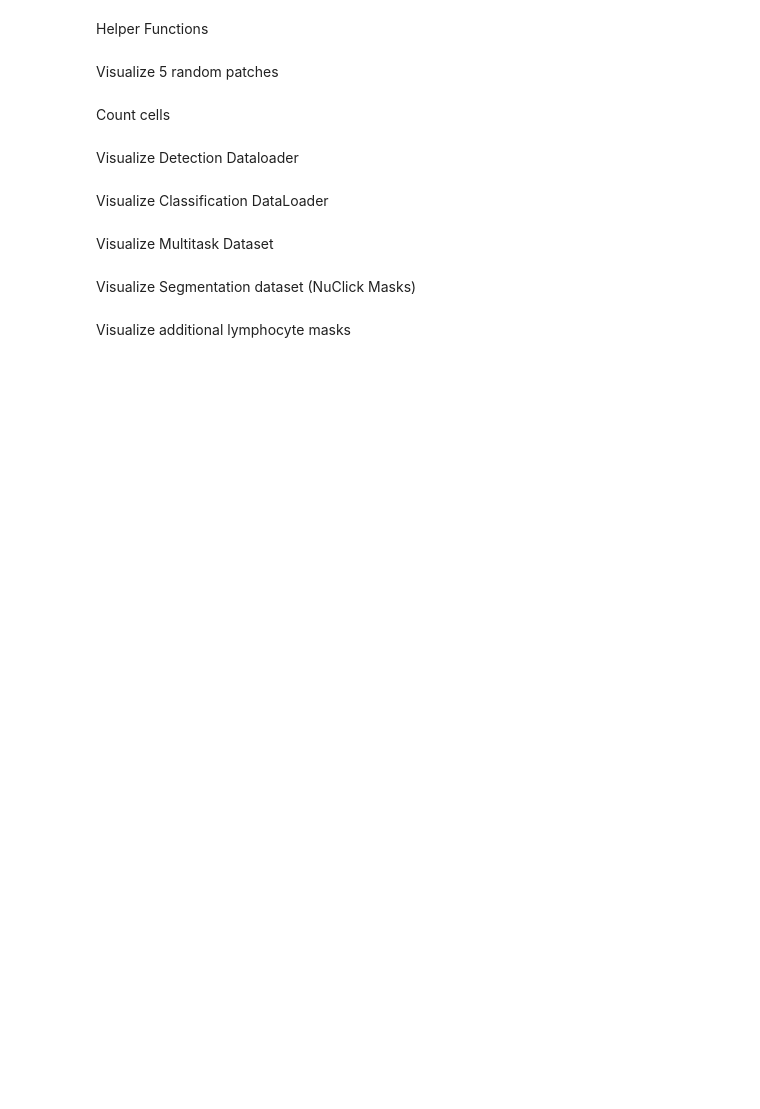
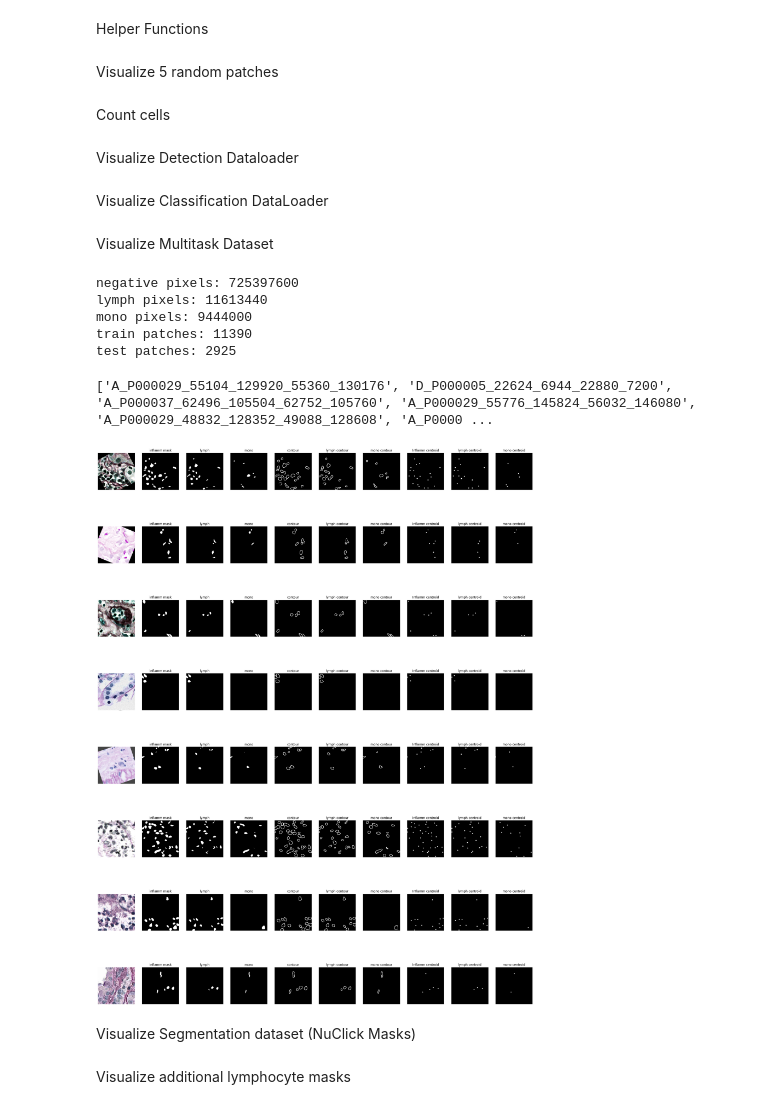
Before and after one commit to aamirchaudry29/Monkey_TIAKong, a Jupyter notebook: notebooks/patch_visualization.ipynb, the cells around one changed output. Saved outputs shown, nothing was run; the diff lists cells and outputs as text; code cells hidden in the pictures; blank space fills up the shorter version.

```diff
--- a/notebooks/patch_visualization.ipynb
+++ b/notebooks/patch_visualization.ipynb
@@ -346,9 +346,9 @@ IOconfig = TrainingIOConfig(
     save_dir="./",
 )
 
-# IOconfig.set_mask_dir(
-#     "/home/u1910100/Documents/Monkey/patches_256/annotations/nuclick_masks_processed"
-# )
+IOconfig.set_mask_dir(
+    "/home/u1910100/Documents/Monkey/patches_256/annotations/nuclick_masks_processed_v2"
+)
 
 batch_size = 8
 train_loader, val_loader = get_detection_dataloaders(
@@ -357,11 +357,9 @@ train_loader, val_loader = get_detection_dataloaders(
     dataset_name="multitask",
     batch_size=batch_size,
     do_augmentation=True,
-    use_nuclick_masks=False,
-    disk_radius=11,
-    augmentation_prob=0.5,
-    regression_map=False,
-    strong_augmentation=False,
+    disk_radius=7,
+    augmentation_prob=0.95,
+    strong_augmentation=True,
 )
 
 # def binary_to_color(mask):
@@ -369,40 +367,70 @@ train_loader, val_loader = get_detection_dataloaders(
 #     rgb[:, :, 0] = np.where(mask == 1, 255, 0)
 #     rgb[:, :, 1] = np.where(mask == 2, 255, 0)
 #     return rgb
+# %% [output]
+negative pixels: 725397600
+lymph pixels: 11613440
+mono pixels: 9444000
+train patches: 11390
+test patches: 2925
 # %%
 data = next(iter(train_loader))
 
 print(data["id"])
-fig, axes = plt.subplots(batch_size, 4, figsize=(12, 40))
+fig, axes = plt.subplots(batch_size, 10, figsize=(30, 40))
 
 for i in range(batch_size):
     image = data["image"][i].numpy()
     image = np.moveaxis(image, 0, 2)
     image = imagenet_denormalise(image)
     axes[i][0].imshow(image)
 
-    inflamm_mask = data["binary_mask"][i].numpy()
-    axes[i][1].imshow(inflamm_mask[0], cmap="jet")
+    inflamm_mask = data["inflamm_mask"][i].numpy()
+    axes[i][1].imshow(inflamm_mask[0], cmap="gray")
     # axes[i][1].imshow(image, alpha=0.3)
-    axes[i][1].set_title("binary mask")
+    axes[i][1].set_title("inflamm mask")
 
-    class_mask = data["class_mask"][i].numpy()
-    axes[i][2].imshow(class_mask[0], cmap="jet")
+    lymph_mask = data["lymph_mask"][i].numpy()
+    axes[i][2].imshow(lymph_mask[0], cmap="gray")
     # axes[i][2].imshow(image, alpha=0.3)
     axes[i][2].set_title("lymph")
 
-    axes[i][3].imshow(class_mask[1], cmap="jet")
+    mono_mask = data["mono_mask"][i].numpy()
+    axes[i][3].imshow(mono_mask[0], cmap="gray")
     # axes[i][3].imshow(image, alpha=0.3)
     axes[i][3].set_title("mono")
 
-    # contour_mask = data["contour_mask"][i].numpy()
-    # axes[i][4].imshow(contour_mask[0], cmap="gray")
-    # axes[i][4].set_title("contour")
+    inflamm_contour_mask = data["inflamm_contour_mask"][i].numpy()
+    axes[i][4].imshow(inflamm_contour_mask[0], cmap="gray")
+    axes[i][4].set_title("contour")
+
+    lymph_contour_mask = data["lymph_contour_mask"][i].numpy()
+    axes[i][5].imshow(lymph_contour_mask[0], cmap="gray")
+    axes[i][5].set_title("lymph contour")
+
+    mono_contour_mask = data["mono_contour_mask"][i].numpy()
+    axes[i][6].imshow(mono_contour_mask[0], cmap="gray")
+    axes[i][6].set_title("mono contour")
+
+    inflamm_centroid_mask = data["inflamm_centroid_mask"][i].numpy()
+    axes[i][7].imshow(inflamm_centroid_mask[0], cmap="gray")
+    axes[i][7].set_title("Inflamm centroid")
+
+    lymph_centroid_mask = data["lymph_centroid_mask"][i].numpy()
+    axes[i][8].imshow(lymph_centroid_mask[0], cmap="gray")
+    axes[i][8].set_title("lymph centroid")
+
+    mono_centroid_mask = data["mono_centroid_mask"][i].numpy()
+    axes[i][9].imshow(mono_centroid_mask[0], cmap="gray")
+    axes[i][9].set_title("mono centroid")
 
     for ax in axes.ravel():
         ax.axis("off")
 
 plt.show()
+# %% [output]
+['A_P000029_55104_129920_55360_130176', 'D_P000005_22624_6944_22880_7200', 'A_P000037_62496_105504_62752_105760', 'A_P000029_55776_145824_56032_146080', 'A_P000029_48832_128352_49088_128608', 'A_P0000 ...
+[figure, added]
 # %% [markdown]
 Visualize Segmentation dataset (NuClick Masks)
 # %%
```
Also changed, not shown: parts of 1 cell of this notebook, 3 other files.
